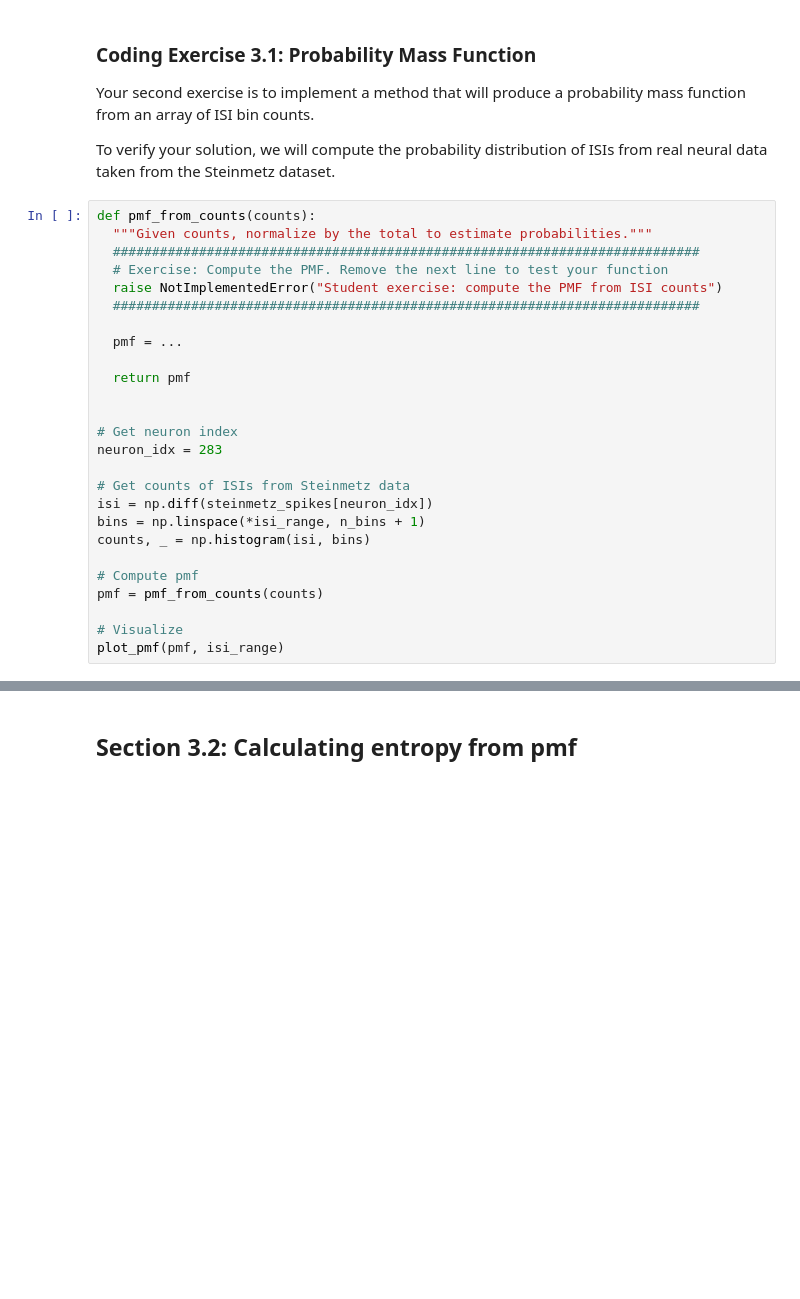
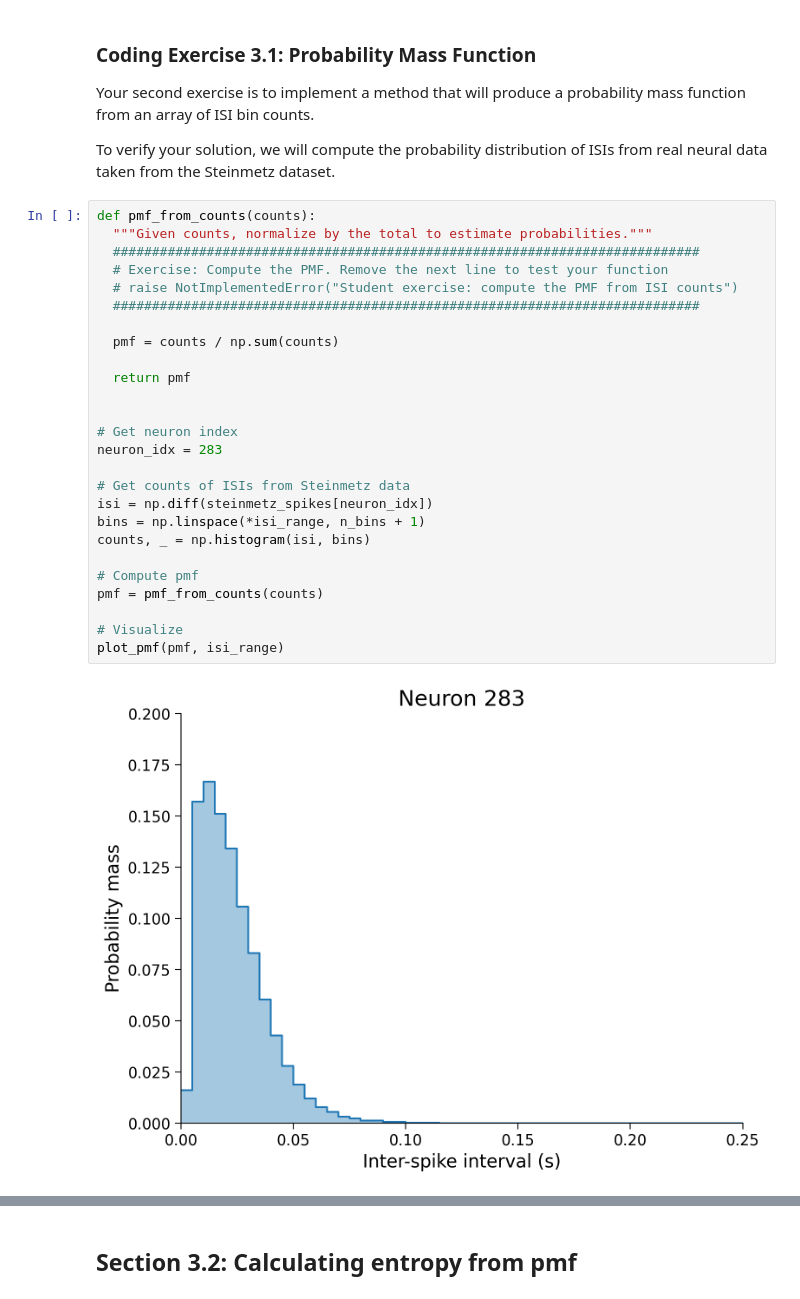
Before and after one commit to EmmanuelIsaiasGuizarBayardo/EmmanuelIsaiasGuizarBayardo.github.io, a Jupyter notebook: tutorials/W1D1_ModelTypes/student/W1D1_Tutorial3.ipynb, the cells around one changed output, grey strips where cells are left out. Saved outputs shown, nothing was run; the diff lists cells and outputs as text; blank space fills up the shorter version.

```diff
--- a/tutorials/W1D1_ModelTypes/student/W1D1_Tutorial3.ipynb
+++ b/tutorials/W1D1_ModelTypes/student/W1D1_Tutorial3.ipynb
@@ -497,29 +532,31 @@ To verify your solution, we will compute the probability distribution of ISIs fr
 # %%
 def pmf_from_counts(counts):
   """Given counts, normalize by the total to estimate probabilities."""
   ###########################################################################
   # Exercise: Compute the PMF. Remove the next line to test your function
-  raise NotImplementedError("Student exercise: compute the PMF from ISI counts")
+  # raise NotImplementedError("Student exercise: compute the PMF from ISI counts")
   ###########################################################################
 
-  pmf = ...
+  pmf = counts / np.sum(counts)
 
   return pmf
 
 
 # Get neuron index
 neuron_idx = 283
 
 # Get counts of ISIs from Steinmetz data
 isi = np.diff(steinmetz_spikes[neuron_idx])
 bins = np.linspace(*isi_range, n_bins + 1)
 counts, _ = np.histogram(isi, bins)
 
 # Compute pmf
 pmf = pmf_from_counts(counts)
 
 # Visualize
 plot_pmf(pmf, isi_range)
+# %% [output]
+[figure, added]
 # %% [markdown]
 [*Click for solution*](https://github.com/NeuromatchAcademy/course-content/tree/main/tutorials/W1D1_ModelTypes/solutions/W1D1_Tutorial3_Solution_960d622a.py)
 
```
Also changed, not shown: parts of 24 cells of this notebook.
